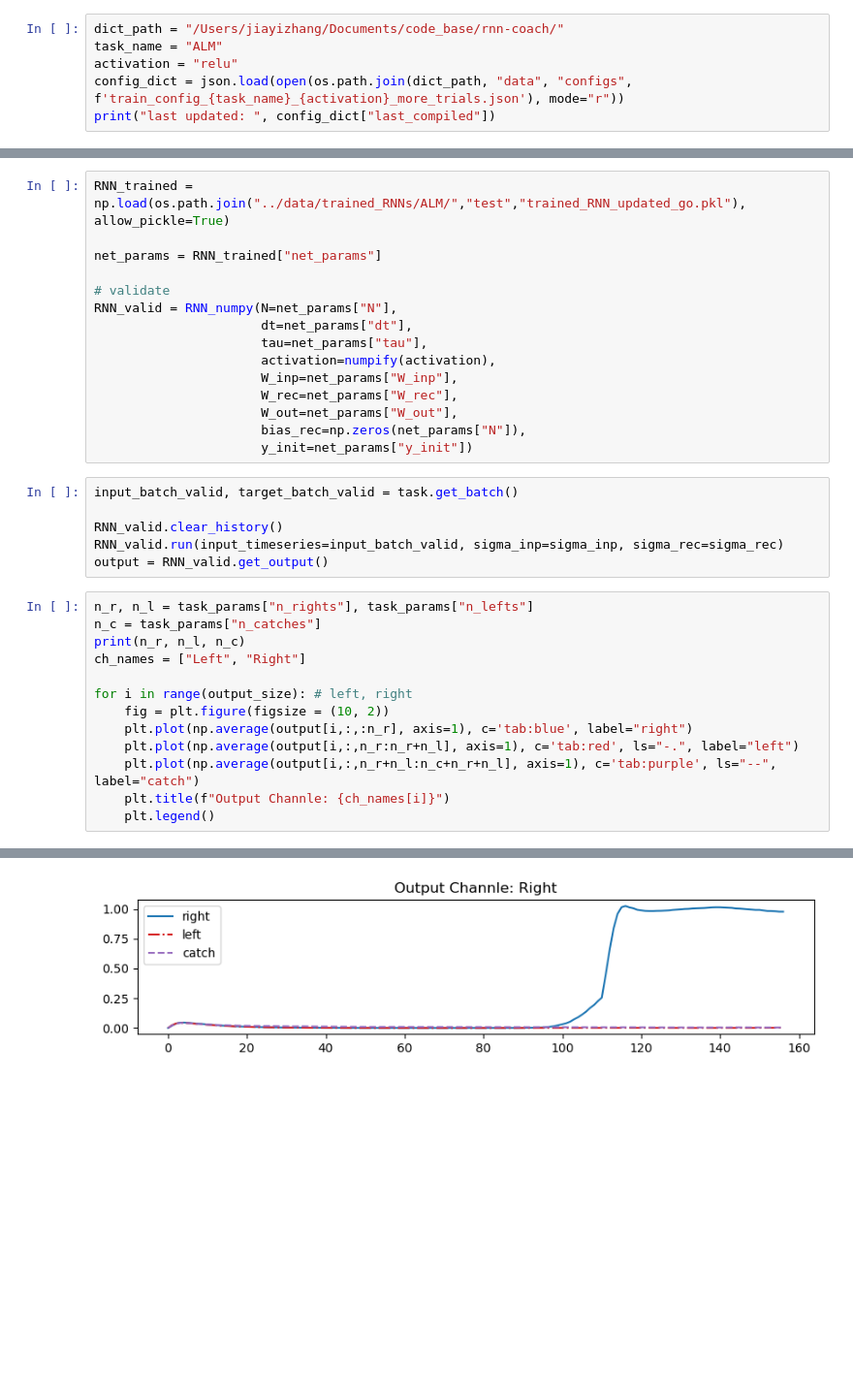
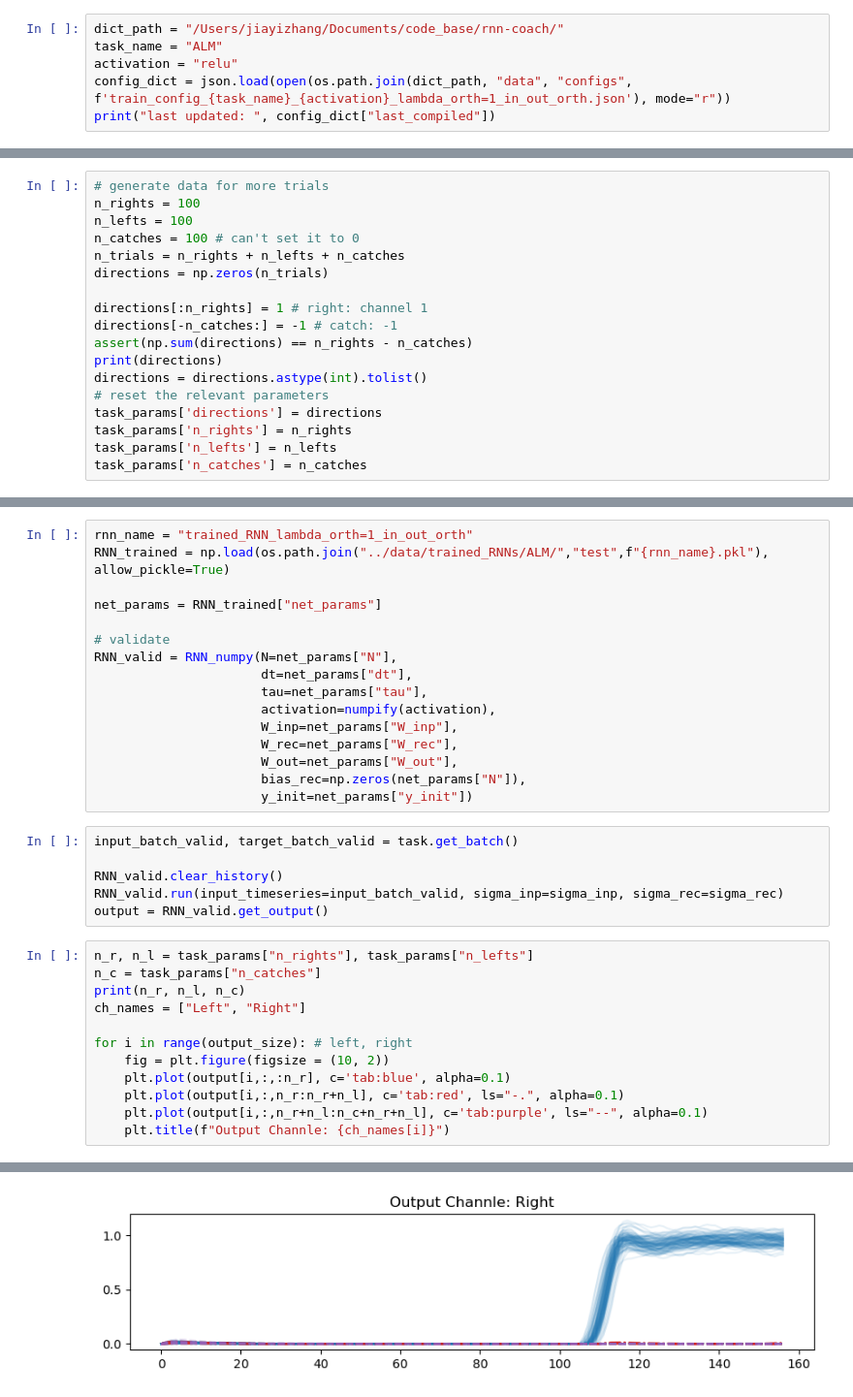
Before and after one commit to engellab/trainRNNbrain, a Jupyter notebook: jupyter/Generate_ALM_Data.ipynb, the cells around one changed output, grey strips where cells are left out. Shown at 97% size. Drawn from its saved outputs; the diff is of its cells as text; blank space fills up the shorter version.

Commit message:
edited code for executing ALM task, added ipynb for generating alm data

```diff
--- a/jupyter/Generate_ALM_Data.ipynb
+++ b/jupyter/Generate_ALM_Data.ipynb
@@ -23,6 +23,6 @@ from sklearn.decomposition import PCA
 dict_path = "/Users/jiayizhang/Documents/code_base/rnn-coach/"
 task_name = "ALM"
 activation = "relu"
-config_dict = json.load(open(os.path.join(dict_path, "data", "configs", f'train_config_{task_name}_{activation}_more_trials.json'), mode="r"))
+config_dict = json.load(open(os.path.join(dict_path, "data", "configs", f'train_config_{task_name}_{activation}_lambda_orth=1_in_out_orth.json'), mode="r"))
 print("last updated: ", config_dict["last_compiled"])
 # %% [output]
@@ -42,3 +40,21 @@ sigma_inp = config_dict["sigma_inp"]
 sigma_rec = config_dict["sigma_rec"]
 if (activation == "relu"):
     activation = lambda x: torch.maximum(x, torch.tensor(0))
+# %%
+# generate data for more trials
+n_rights = 100
+n_lefts = 100
+n_catches = 100 # can't set it to 0
+n_trials = n_rights + n_lefts + n_catches
+directions = np.zeros(n_trials)
+
+directions[:n_rights] = 1 # right: channel 1
+directions[-n_catches:] = -1 # catch: -1
+assert(np.sum(directions) == n_rights - n_catches)
+print(directions)
+directions = directions.astype(int).tolist()
+# reset the relevant parameters
+task_params['directions'] = directions
+task_params['n_rights'] = n_rights
+task_params['n_lefts'] = n_lefts
+task_params['n_catches'] = n_catches
@@ -67,7 +103,8 @@ channel_names = ["Left", "Right", "Go"]
 # %% [output]
 (3, 157, 300) (2, 157, 300)
 # %%
-RNN_trained = np.load(os.path.join("../data/trained_RNNs/ALM/","test","trained_RNN_updated_go.pkl"), allow_pickle=True)
+rnn_name = "trained_RNN_lambda_orth=1_in_out_orth"
+RNN_trained = np.load(os.path.join("../data/trained_RNNs/ALM/","test",f"{rnn_name}.pkl"), allow_pickle=True)
 
 net_params = RNN_trained["net_params"]
 
@@ -95,10 +132,9 @@ ch_names = ["Left", "Right"]
 
 for i in range(output_size): # left, right
     fig = plt.figure(figsize = (10, 2))
-    plt.plot(np.average(output[i,:,:n_r], axis=1), c='tab:blue', label="right")
-    plt.plot(np.average(output[i,:,n_r:n_r+n_l], axis=1), c='tab:red', ls="-.", label="left")
-    plt.plot(np.average(output[i,:,n_r+n_l:n_c+n_r+n_l], axis=1), c='tab:purple', ls="--", label="catch")
+    plt.plot(output[i,:,:n_r], c='tab:blue', alpha=0.1)
+    plt.plot(output[i,:,n_r:n_r+n_l], c='tab:red', ls="-.", alpha=0.1)
+    plt.plot(output[i,:,n_r+n_l:n_c+n_r+n_l], c='tab:purple', ls="--", alpha=0.1)
     plt.title(f"Output Channle: {ch_names[i]}")
-    plt.legend()
 # %% [output]
 100 100 100
@@ -106,4 +142,4 @@ for i in range(output_size): # left, right
-[figure, old version]
+[figure, new version]
 # %%
 # rnn_trained, train_losses, val_losses, net_params
 RNN_valid.clear_history()
```
Also changed, not shown: parts of 6 cells of this notebook, 2 other files.
